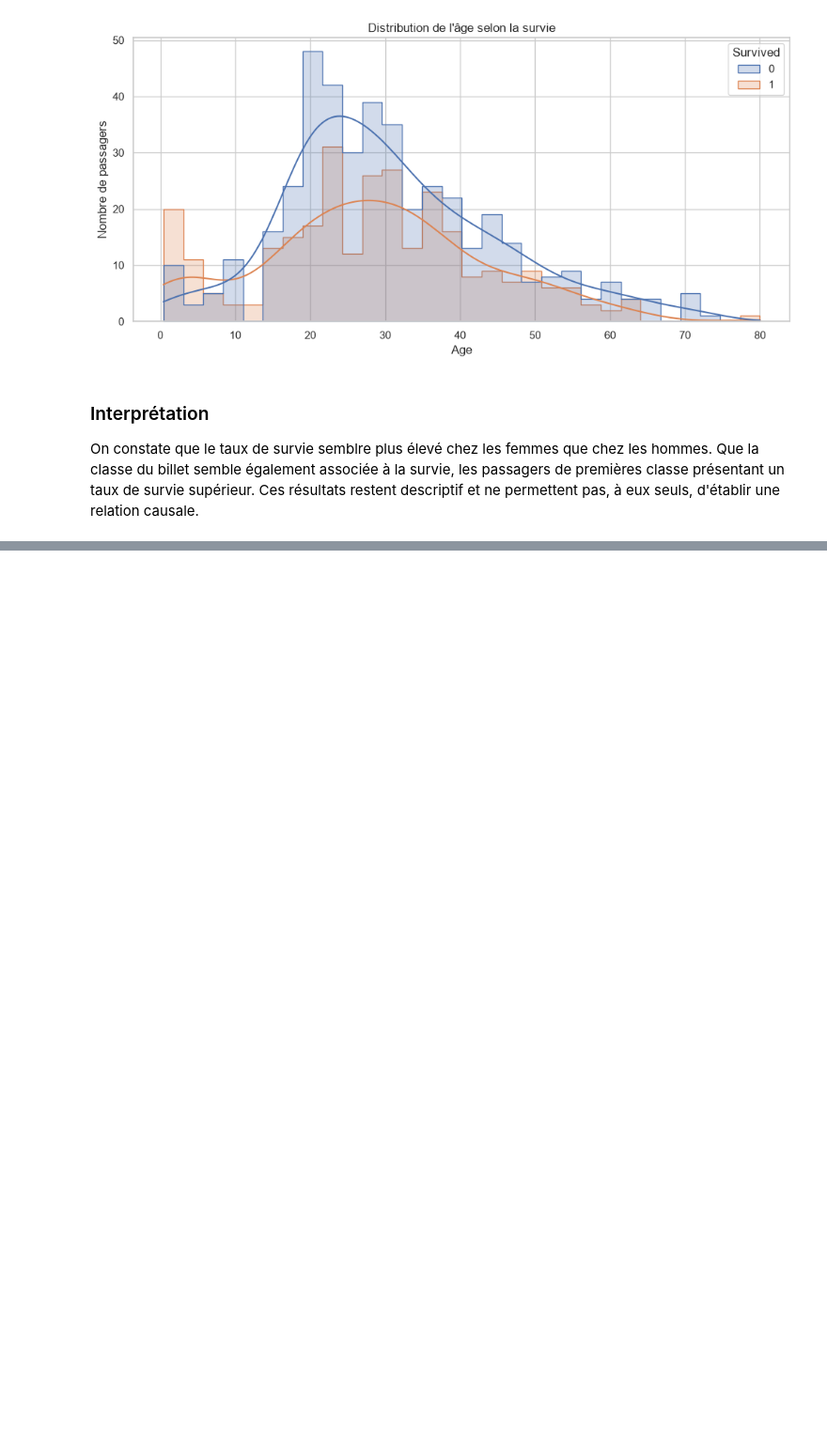
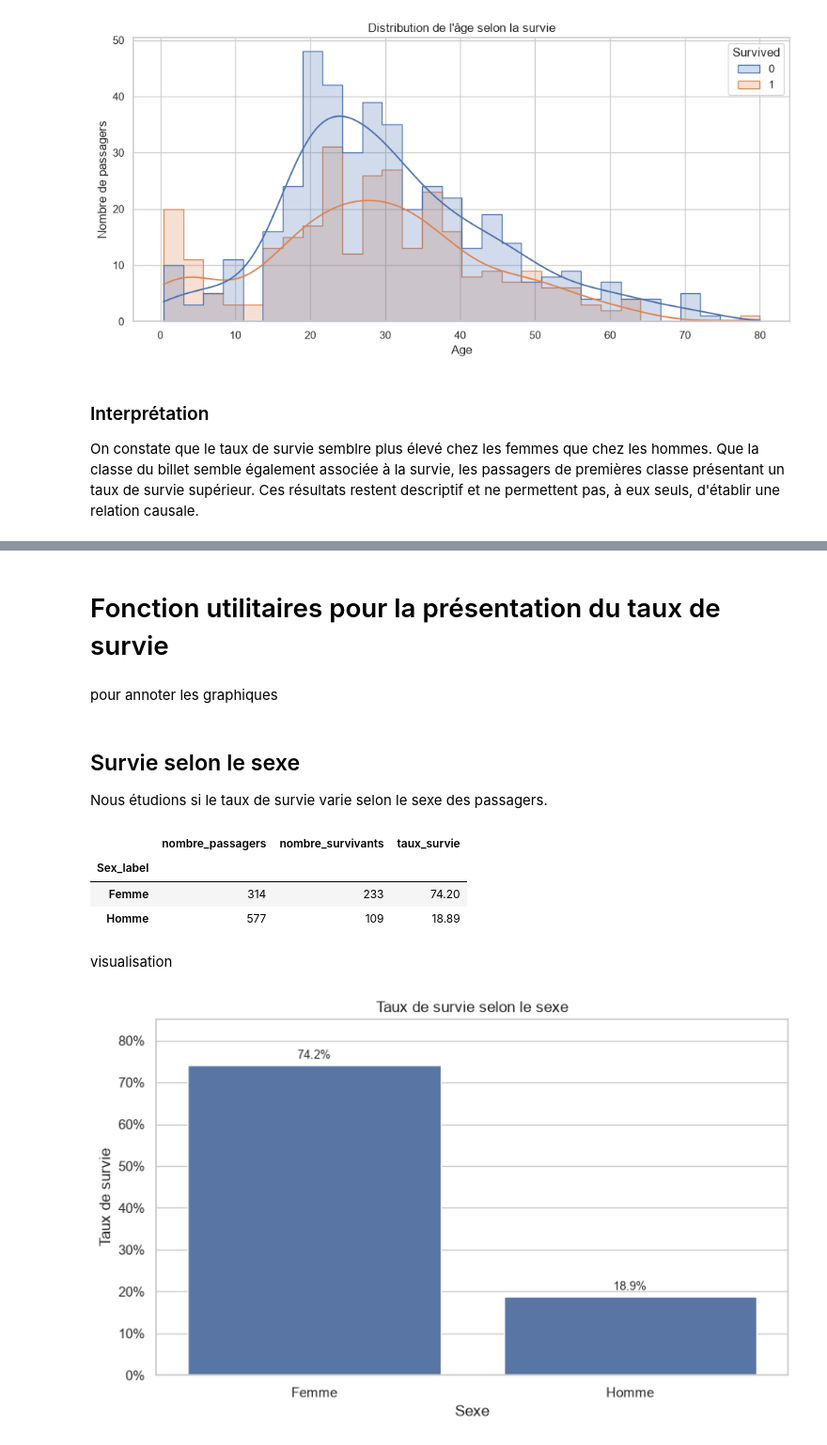
Before and after one commit to Ingeniir/titanic-project, a Jupyter notebook: notebooks/01_data_exploration.ipynb, the cells around one changed output, grey strips where cells are left out. Shown at 94% size. Drawn from its saved outputs; the diff is of its cells as text; code cells hidden in the pictures; blank space fills up the shorter version.

```diff
--- a/notebooks/01_data_exploration.ipynb
+++ b/notebooks/01_data_exploration.ipynb
@@ -255,0 +378,2 @@ On constate que le taux de survie semblre plus élevé chez les femmes que chez
+# %% [markdown]
+# Fonction utilitaires pour la présentation du taux de survie
@@ -255,0 +400,67 @@ On constate que le taux de survie semblre plus élevé chez les femmes que chez
+# %% [markdown]
+pour annoter les graphiques
+# %%
+def add_percentage_labels(ax):
+    for container in ax.containers:
+        labels = [
+            f"{bar.get_height():.1%}"
+            if not np.isnan(bar.get_height())
+            else ""
+            for bar in container
+        ]
+
+        ax.bar_label(
+            container,
+            labels=labels,
+            padding=3,
+            fontsize=9
+        )
+# %% [markdown]
+## Survie selon le sexe
+Nous étudions si le taux de survie varie selon le sexe des passagers.
+# %%
+survival_by_sex = survival_summary(eda_df, "Sex_label")
+survival_by_sex
+# %% [output]
+|  | nombre_passagers | nombre_survivants | taux_survie |
+| Sex_label |  |  |  |
+| Femme | 314 | 233 | 74.20 |
+| Homme | 577 | 109 | 18.89 |
+# %% [markdown]
+visualisation
+# %%
+plt.figure(figsize=(8, 5))
+
+ax = sns.barplot(
+    data=eda_df,
+    x="Sex_label",
+    y="Survived",
+    order=["Femme", "Homme"],
+    errorbar=None,
+    color="#4C72B0"
+)
+
+ax.set(
+    title="Taux de survie selon le sexe",
+    xlabel="Sexe",
+    ylabel="Taux de survie"
+)
+
+ax.set_ylim(0, 0.85)
+ax.yaxis.set_major_formatter(
+    plt.FuncFormatter(lambda value, _: f"{value:.0%}")
+)
+
+add_percentage_labels(ax)
+
+plt.tight_layout()
+
+plt.savefig(
+    FIGURES_DIR / "survival_by_sex.png",
+    dpi=300,
+    bbox_inches="tight"
+)
+
+plt.show()
+# %% [output]
+[figure, added]
```
Also changed, not shown: parts of 95 cells of this notebook, 16 other files.
